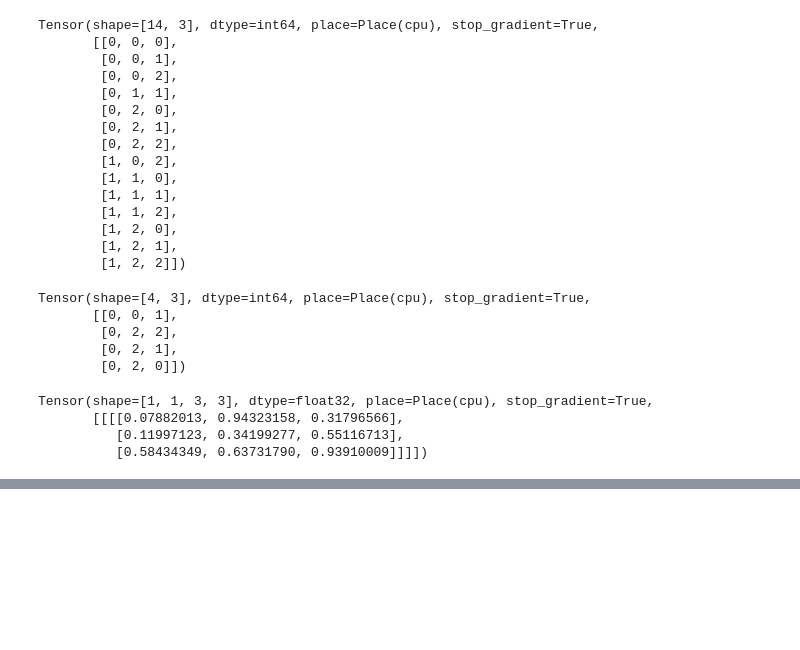
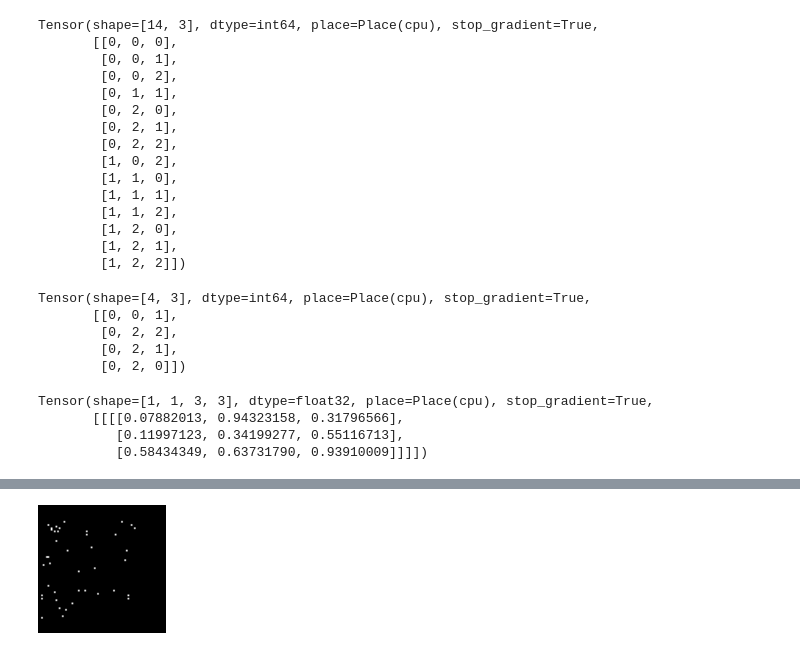
Before and after one commit to lyuwenyu/PaddleDetection, a Jupyter notebook: Untitled.ipynb, the cells around one changed output, grey strips where cells are left out. Saved outputs shown, nothing was run; the diff lists cells and outputs as text; code cells hidden in the pictures; blank space fills up the shorter version.

```diff
--- a/Untitled.ipynb
+++ b/Untitled.ipynb
@@ -107,0 +137,4 @@ paddle.topk(b[:, 0], 103)
+# %%
+im.resize([128, 128])
+# %% [output]
+[figure, added]
```
Also changed, not shown: parts of 18 cells of this notebook, 2 other files.
